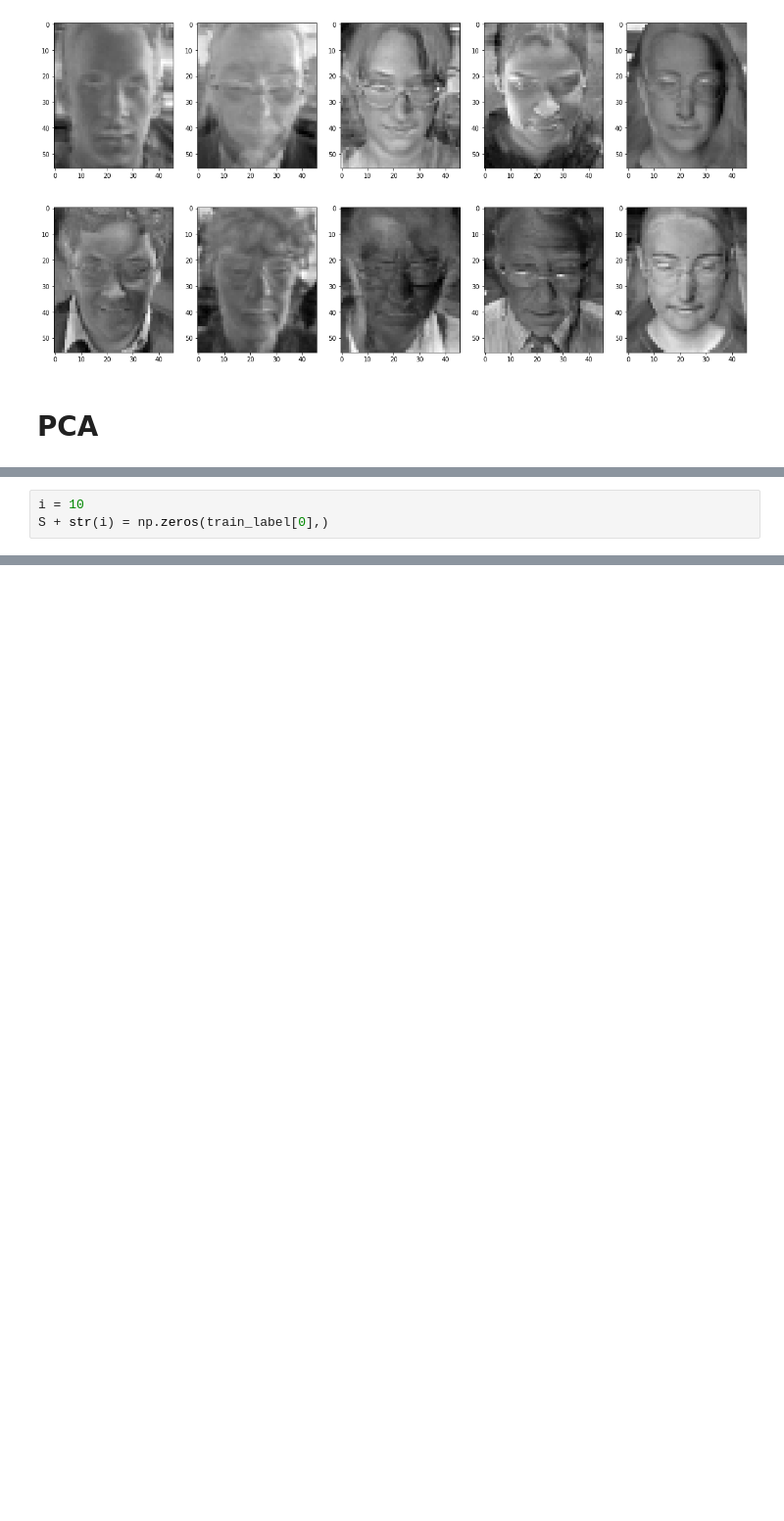
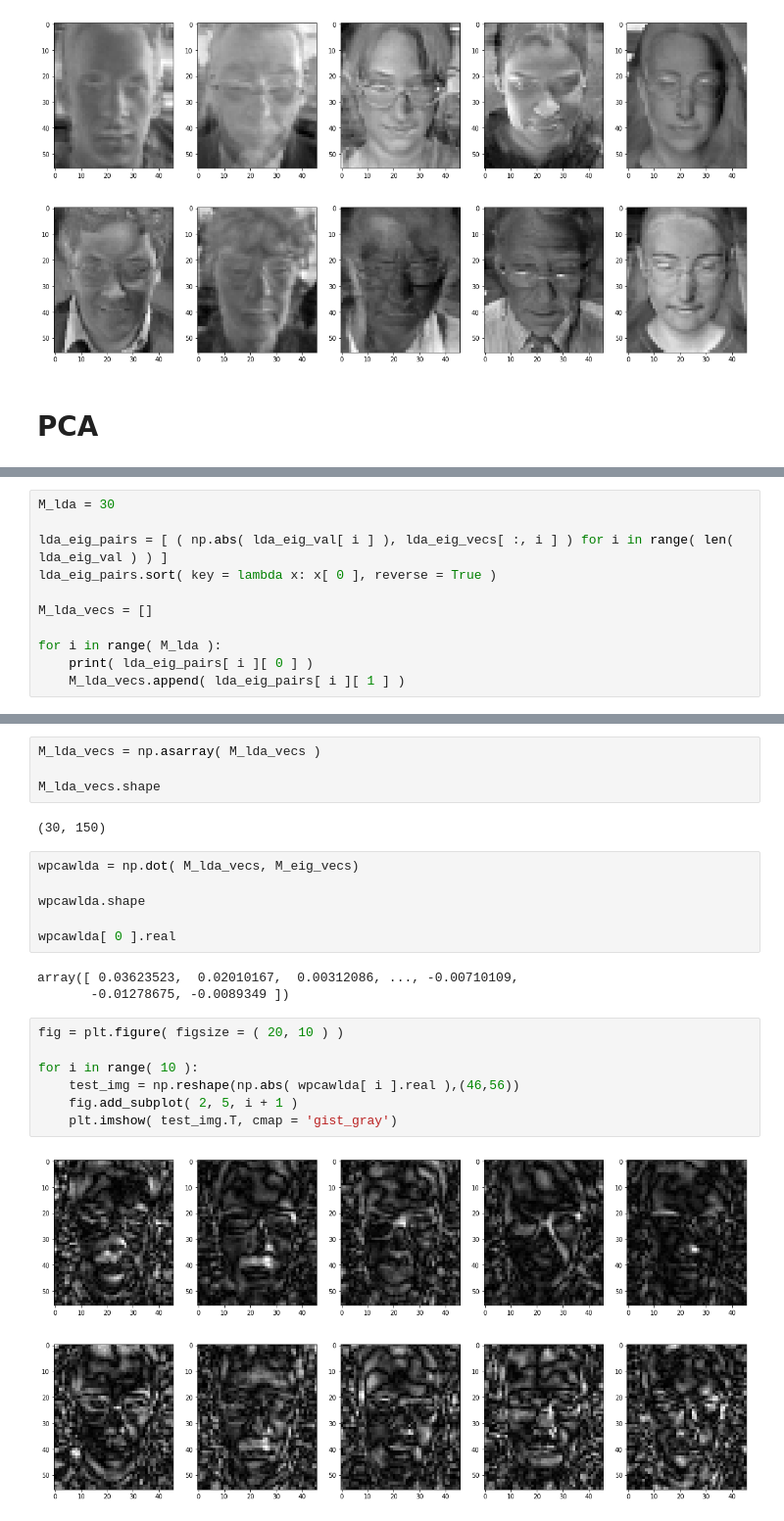
Before and after one commit to zl6114/pattern-recognition-18, a Jupyter notebook: Q2.ipynb, the cells around one changed output, grey strips where cells are left out. Shown: that part at 98% size. Cells and saved outputs as stored; diff of their text form; blank space fills up the shorter version.

```diff
--- a/Q2.ipynb
+++ b/Q2.ipynb
@@ -164,3 +218,0 @@ Sb.shape
-# %%
-i = 10
-S + str(i) = np.zeros(train_label[0],)
@@ -168,0 +219,11 @@ SyntaxError: can't assign to operator (<ipython-input-12-32a926a5de64>, line 2)
+# %%
+M_lda = 30
+
+lda_eig_pairs = [ ( np.abs( lda_eig_val[ i ] ), lda_eig_vecs[ :, i ] ) for i in range( len( lda_eig_val ) ) ]
+lda_eig_pairs.sort( key = lambda x: x[ 0 ], reverse = True )
+
+M_lda_vecs = []
+
+for i in range( M_lda ):
+    print( lda_eig_pairs[ i ][ 0 ] )
+    M_lda_vecs.append( lda_eig_pairs[ i ][ 1 ] )
@@ -168,0 +248,24 @@ SyntaxError: can't assign to operator (<ipython-input-12-32a926a5de64>, line 2)
+# %%
+M_lda_vecs = np.asarray( M_lda_vecs )
+
+M_lda_vecs.shape
+# %% [output]
+(30, 150)
+# %%
+wpcawlda = np.dot( M_lda_vecs, M_eig_vecs)
+
+wpcawlda.shape
+
+wpcawlda[ 0 ].real
+# %% [output]
+array([ 0.03623523,  0.02010167,  0.00312086, ..., -0.00710109,
+       -0.01278675, -0.0089349 ])
+# %%
+fig = plt.figure( figsize = ( 20, 10 ) )
+
+for i in range( 10 ):
+    test_img = np.reshape(np.abs( wpcawlda[ i ].real ),(46,56))
+    fig.add_subplot( 2, 5, i + 1 )
+    plt.imshow( test_img.T, cmap = 'gist_gray')
+# %% [output]
+[figure, added]
```
Also changed, not shown: parts of 19 cells of this notebook, 2 other files.
